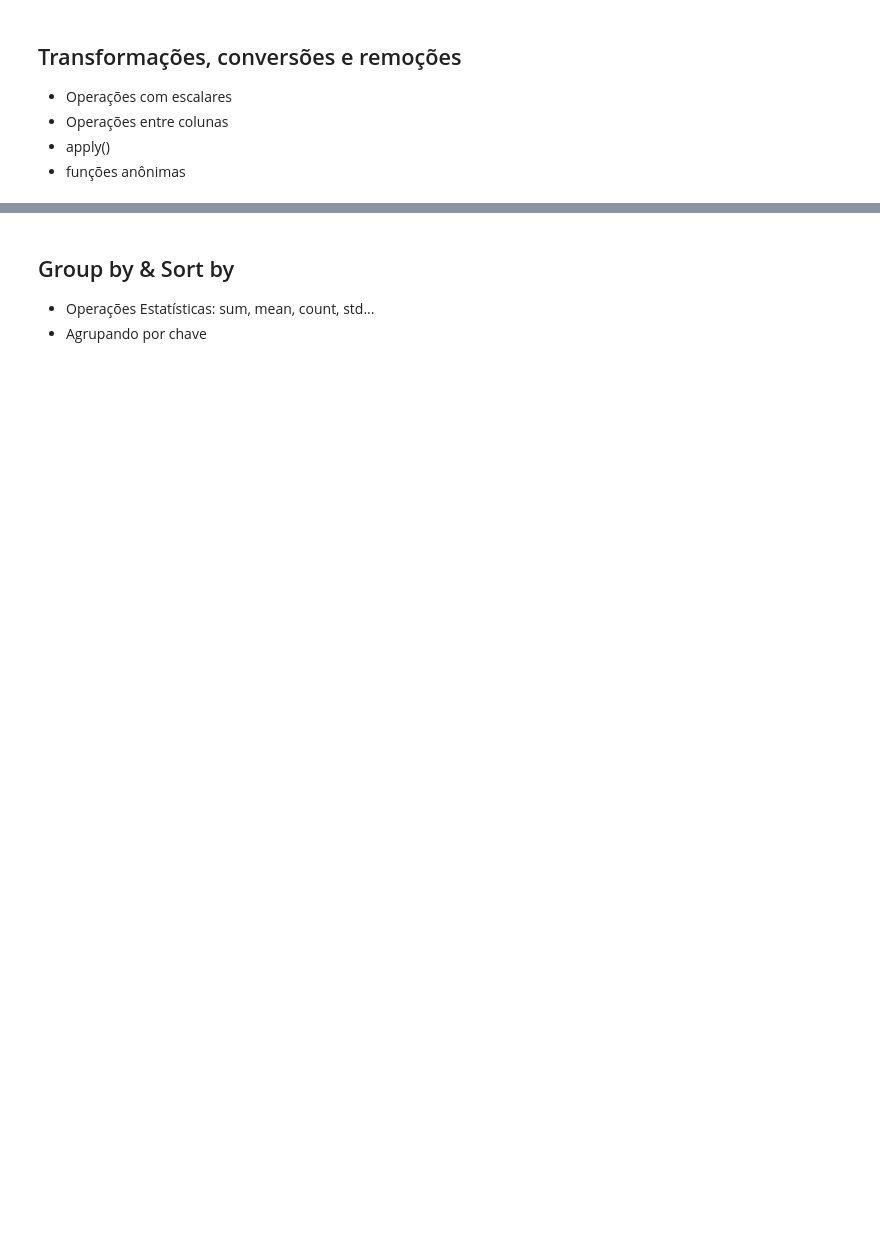
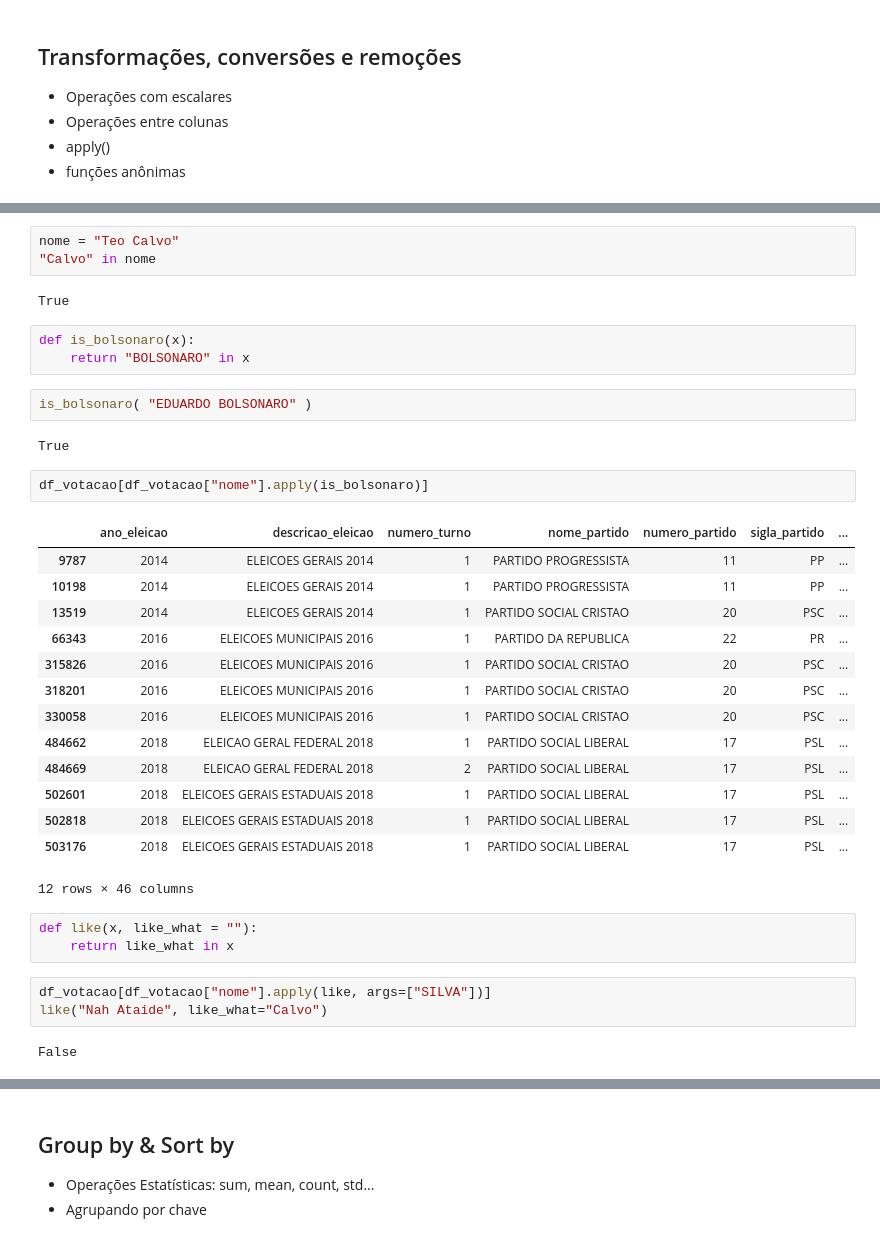
Before and after one commit to TeoCalvo/imersao-pandas, a Jupyter notebook: python/Imersão Pandas - Pós Curso.ipynb, the cells around one changed output, grey strips where cells are left out. Cells and saved outputs as stored; diff of their text form; blank space fills up the shorter version.

```diff
--- a/python/Imersão Pandas - Pós Curso.ipynb
+++ b/python/Imersão Pandas - Pós Curso.ipynb
@@ -405,0 +950,37 @@ df[coluna].apply()
+# %%
+nome = "Teo Calvo"
+"Calvo" in nome
+# %% [output]
+True
+# %%
+def is_bolsonaro(x):
+    return "BOLSONARO" in x
+# %%
+is_bolsonaro( "EDUARDO BOLSONARO" )
+# %% [output]
+True
+# %%
+df_votacao[df_votacao["nome"].apply(is_bolsonaro)]
+# %% [output]
+|  | ano_eleicao | descricao_eleicao | numero_turno | nome_partido | numero_partido | sigla_partido | ... |
+| 9787 | 2014 | ELEICOES GERAIS 2014 | 1 | PARTIDO PROGRESSISTA | 11 | PP | ... |
+| 10198 | 2014 | ELEICOES GERAIS 2014 | 1 | PARTIDO PROGRESSISTA | 11 | PP | ... |
+| 13519 | 2014 | ELEICOES GERAIS 2014 | 1 | PARTIDO SOCIAL CRISTAO | 20 | PSC | ... |
+| 66343 | 2016 | ELEICOES MUNICIPAIS 2016 | 1 | PARTIDO DA REPUBLICA | 22 | PR | ... |
+| 315826 | 2016 | ELEICOES MUNICIPAIS 2016 | 1 | PARTIDO SOCIAL CRISTAO | 20 | PSC | ... |
+| 318201 | 2016 | ELEICOES MUNICIPAIS 2016 | 1 | PARTIDO SOCIAL CRISTAO | 20 | PSC | ... |
+| 330058 | 2016 | ELEICOES MUNICIPAIS 2016 | 1 | PARTIDO SOCIAL CRISTAO | 20 | PSC | ... |
+| 484662 | 2018 | ELEICAO GERAL FEDERAL 2018 | 1 | PARTIDO SOCIAL LIBERAL | 17 | PSL | ... |
+| 484669 | 2018 | ELEICAO GERAL FEDERAL 2018 | 2 | PARTIDO SOCIAL LIBERAL | 17 | PSL | ... |
+| 502601 | 2018 | ELEICOES GERAIS ESTADUAIS 2018 | 1 | PARTIDO SOCIAL LIBERAL | 17 | PSL | ... |
+| 502818 | 2018 | ELEICOES GERAIS ESTADUAIS 2018 | 1 | PARTIDO SOCIAL LIBERAL | 17 | PSL | ... |
+| 503176 | 2018 | ELEICOES GERAIS ESTADUAIS 2018 | 1 | PARTIDO SOCIAL LIBERAL | 17 | PSL | ... |
+12 rows × 46 columns
+# %%
+def like(x, like_what = ""):
+    return like_what in x
+# %%
+df_votacao[df_votacao["nome"].apply(like, args=["SILVA"])]
+like("Nah Ataide", like_what="Calvo")
+# %% [output]
+False
```
Also changed, not shown: parts of 165 cells of this notebook, 1 other file.
